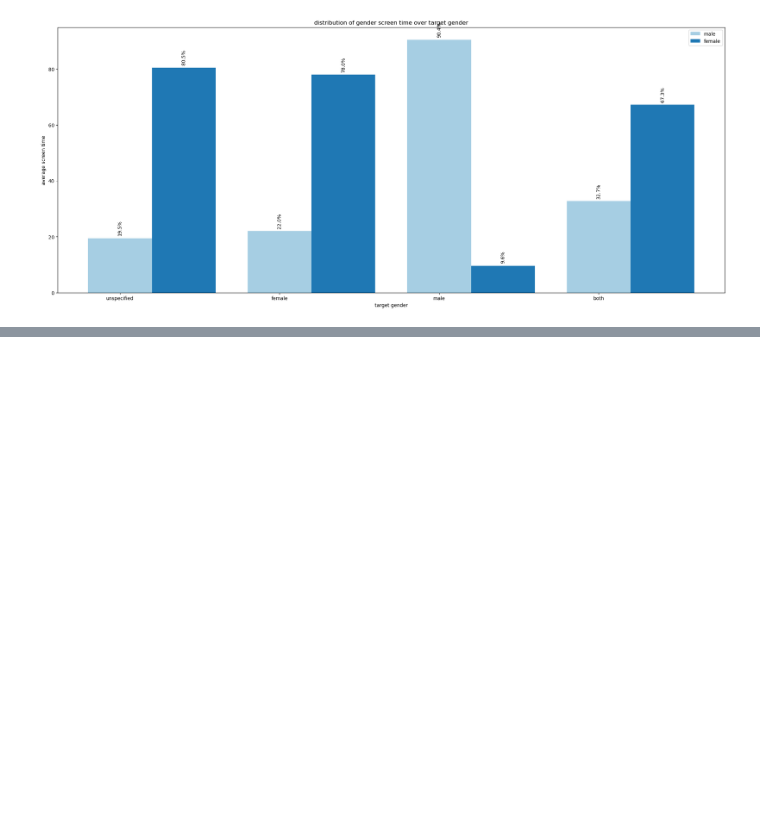
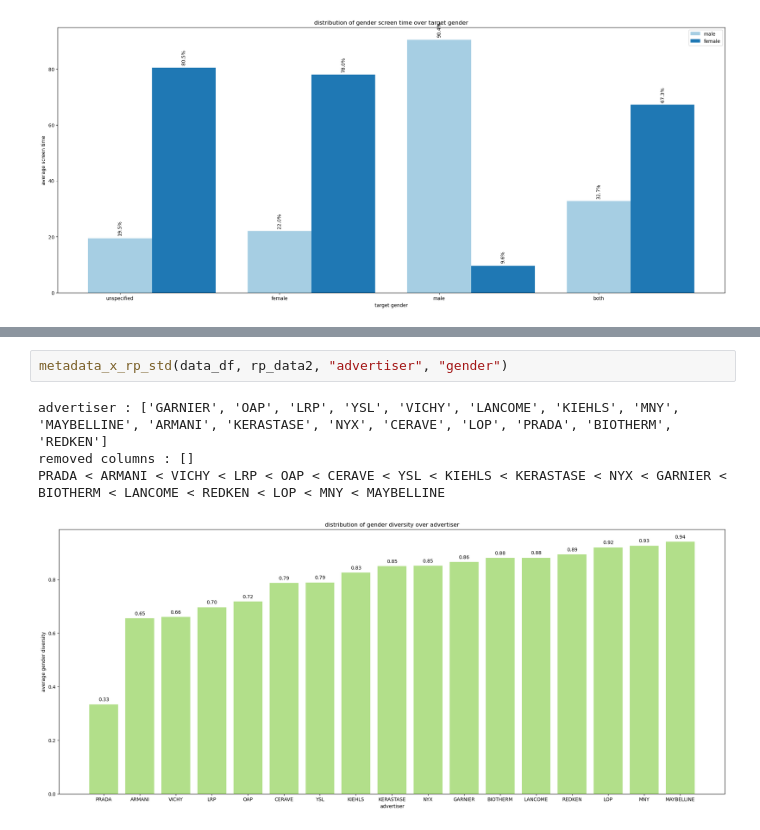
Before and after one commit to usc-sail/mica-muse-loreal, a Jupyter notebook: rp_x_metadata.ipynb, the cells around one changed output, grey strips where cells are left out. Saved outputs shown, nothing was run; the diff lists cells and outputs as text; blank space fills up the shorter version.

```diff
--- a/rp_x_metadata.ipynb
+++ b/rp_x_metadata.ipynb
@@ -351,0 +451,7 @@ female : unspecified > female > both > male
+# %%
+metadata_x_rp_std(data_df, rp_data2, "advertiser", "gender")
+# %% [output]
+advertiser : ['GARNIER', 'OAP', 'LRP', 'YSL', 'VICHY', 'LANCOME', 'KIEHLS', 'MNY', 'MAYBELLINE', 'ARMANI', 'KERASTASE', 'NYX', 'CERAVE', 'LOP', 'PRADA', 'BIOTHERM', 'REDKEN']
+removed columns : []
+PRADA < ARMANI < VICHY < LRP < OAP < CERAVE < YSL < KIEHLS < KERASTASE < NYX < GARNIER < BIOTHERM < LANCOME < REDKEN < LOP < MNY < MAYBELLINE
+[figure, added]
```
Also changed, not shown: parts of 13 cells of this notebook, 12 other files.
